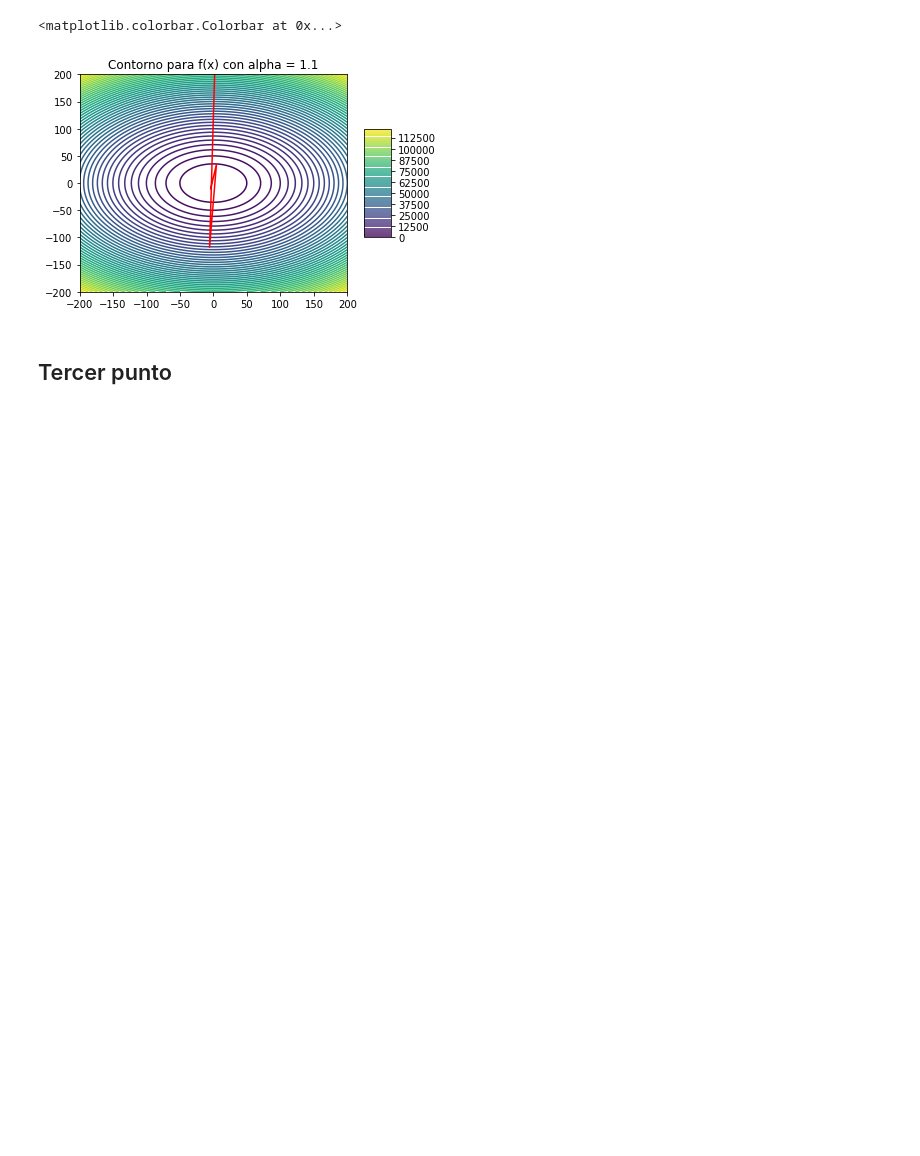
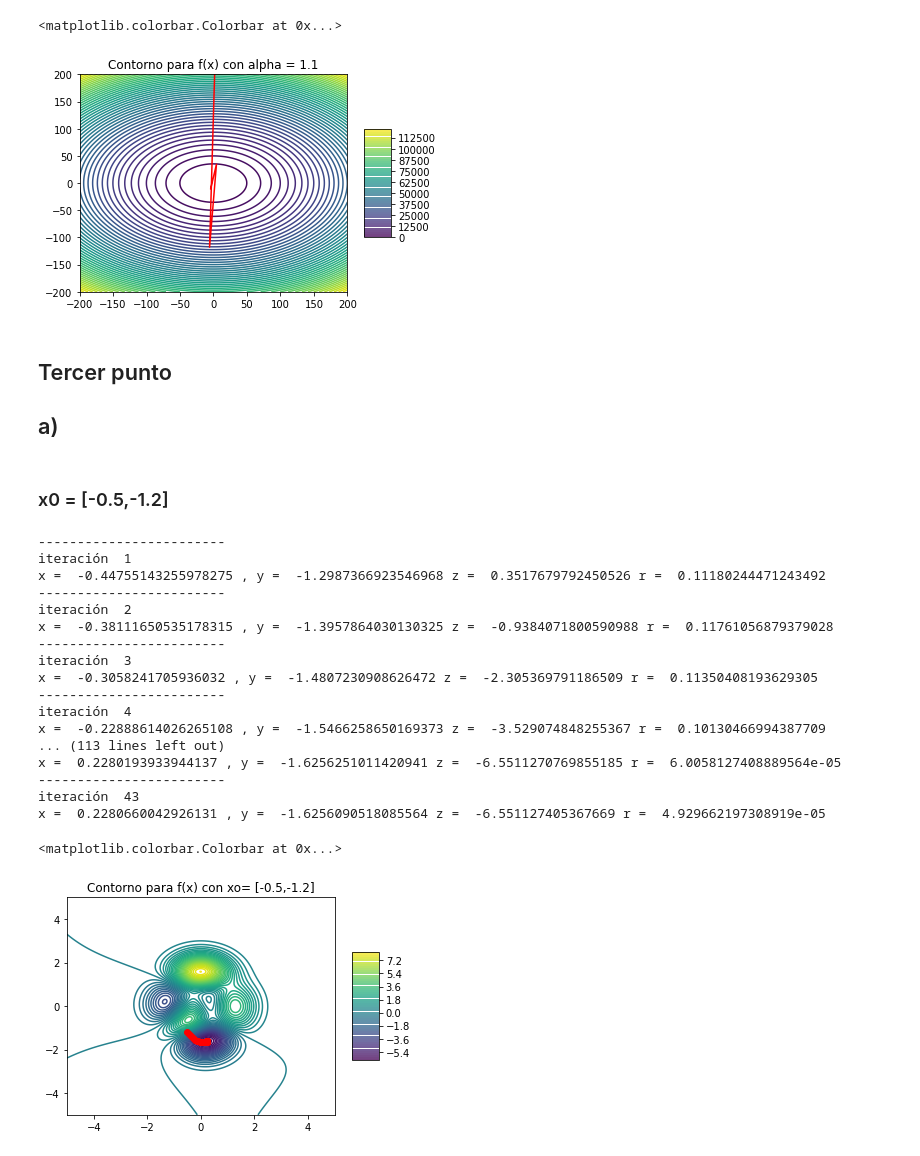
Before and after one commit to lab-optimizacion-202220/descenso_de_gradiente, a Jupyter notebook: lab_gradiente.ipynb, the cells around one changed output. Saved outputs shown, nothing was run; the diff lists cells and outputs as text; code cells hidden in the pictures; blank space fills up the shorter version.

```diff
--- a/lab_gradiente.ipynb
+++ b/lab_gradiente.ipynb
@@ -226,3 +227,5 @@ plt.colorbar(ax,shrink=0.5,aspect=4)
 [figure]
 # %% [markdown]
 ## Tercer punto
+
+## a)
@@ -228,0 +260,40 @@ plt.colorbar(ax,shrink=0.5,aspect=4)
+# %% [markdown]
+### x0 = [-0.5,-1.2]
+# %%
+xo2= [-0.5,-1.2]
+alpha = 0.01
+n= 200
+r = 0.00005
+vx,vy=des_grad (xo2,n,alpha,r)
+x1 = np.linspace(-5,5,500)
+x2 = np.linspace(-5,5,500)
+X1,Y1 = np.meshgrid(x1,x2)
+
+# A1
+plt.figure(4)
+plt.title("Contorno para f(x) con xo= [-0.5,-1.2]")
+
+Z =((3*(1-X1)**2)*e**(-(X1**2)-(Y1+1)**2)) -(10*(0.2*X1-X1**3-Y1**5)*e**(-X1**2 -Y1**2)) - (0.333*e**(-(X1+1)**2 -Y1**2))
+ax=plt.contour(X1,Y1,Z,50)
+plt.plot(vx,vy,"-o",color="red")
+plt.colorbar(ax,shrink=0.5,aspect=4)
+# %% [output]
+------------------------
+iteración  1
+x =  -0.44755143255978275 , y =  -1.2987366923546968 z =  0.3517679792450526 r =  0.11180244471243492
+------------------------
+iteración  2
+x =  -0.38111650535178315 , y =  -1.3957864030130325 z =  -0.9384071800590988 r =  0.11761056879379028
+------------------------
+iteración  3
+x =  -0.3058241705936032 , y =  -1.4807230908626472 z =  -2.305369791186509 r =  0.11350408193629305
+------------------------
+iteración  4
+x =  -0.22888614026265108 , y =  -1.5466258650169373 z =  -3.529074848255367 r =  0.10130466994387709
+... (113 lines left out)
+x =  0.2280193933944137 , y =  -1.6256251011420941 z =  -6.5511270769855185 r =  6.0058127408889564e-05
+------------------------
+iteración  43
+x =  0.2280660042926131 , y =  -1.6256090518085564 z =  -6.551127405367669 r =  4.929662197308919e-05
+<matplotlib.colorbar.Colorbar at 0x...>
+[figure, added]
```
Also changed, not shown: parts of 11 cells of this notebook.
